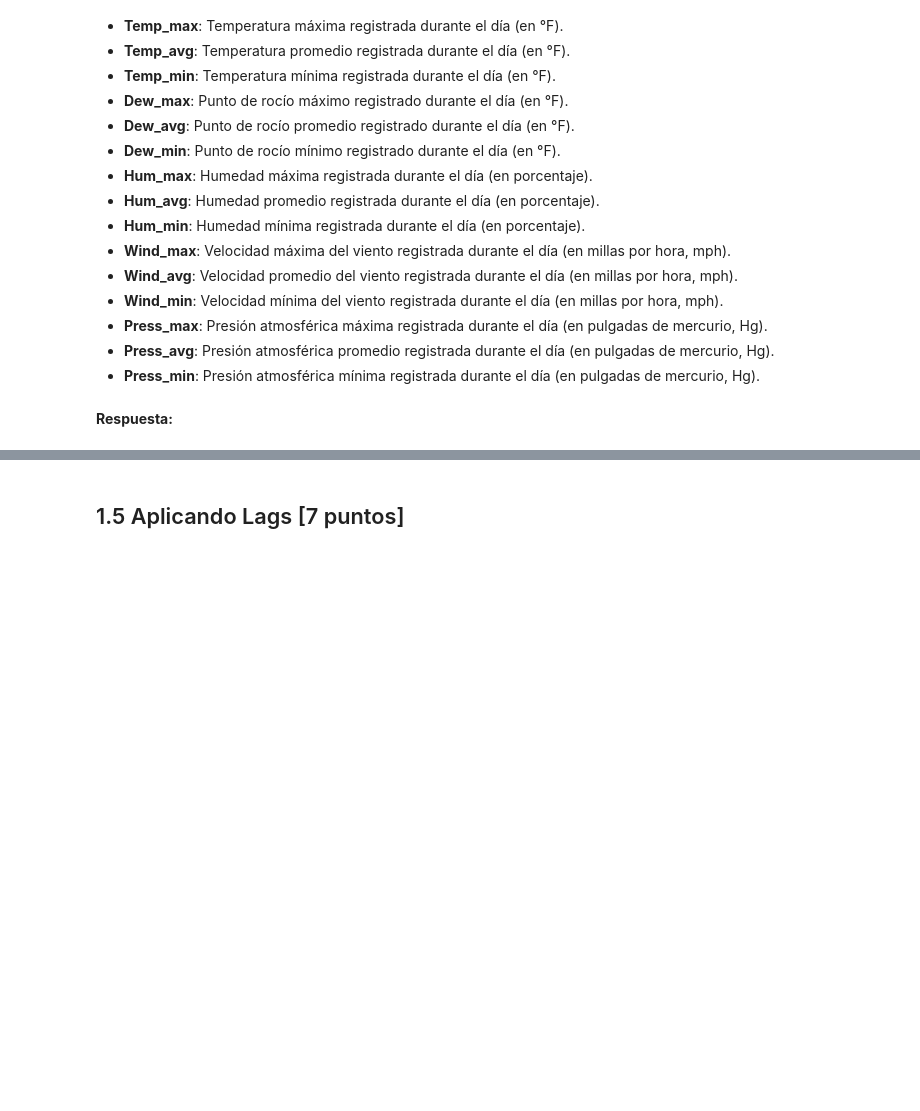
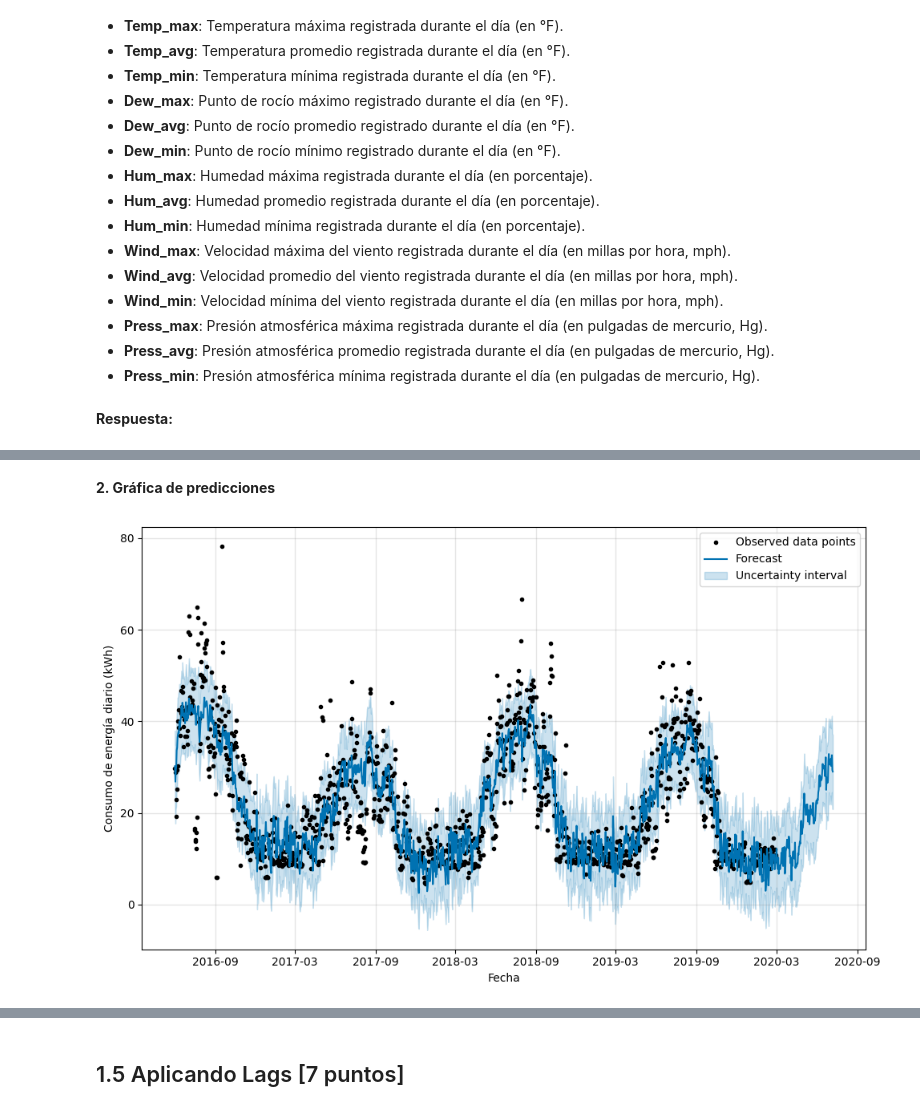
Before and after one commit to ElLuquitas/MDS7202-labs, a Jupyter notebook: lab8/Lab_8_Enunciado.ipynb, the cells around one changed output, grey strips where cells are left out. Cells and saved outputs as stored; diff of their text form; code cells hidden in the pictures; blank space fills up the shorter version.

```diff
--- a/lab8/Lab_8_Enunciado.ipynb
+++ b/lab8/Lab_8_Enunciado.ipynb
@@ -556,0 +572,16 @@ Los datos del dataset de Frink son los siguientes:
+# %%
+# Separación en dos datasets según train o test
+train = df[df['set'] == 'Train'].copy()
+test = df[df['set'] == 'Test'].copy()
+
+# Datos de entrenamiento
+X_train_prophet = train.drop(columns = ['set'])
+X_train_prophet.rename(columns = {'date': 'ds', 'Energy_kWh': 'y'}, inplace = True)
+y_train_prophet = train['Energy_kWh'].copy()
+
+# Datos de testeo
+X_test_prophet = test.drop(columns = ['set'])
+X_test_prophet.rename(columns = {'date': 'ds', 'Energy_kWh': 'y'}, inplace = True)
+X_test_prophet.reset_index(drop=True, inplace=True)
+y_test_prophet = test['Energy_kWh'].copy()
+y_test_prophet.reset_index(drop=True, inplace=True)
@@ -556,0 +590,21 @@ Los datos del dataset de Frink son los siguientes:
+# %%
+model = Prophet()
+
+# Agregar todos los regresores nuevos
+regressors = ['Temp_max', 'Temp_avg', 'Temp_min', 'Dew_max', 'Dew_avg', 'Dew_min', 'Hum_max', 'Hum_avg', 'Hum_min', 'Wind_max', 'Wind_avg', 'Wind_min', 'Press_max', 'Press_avg', 'Press_min']
+for regressor in regressors:
+    model.add_regressor(regressor)
+
+model.fit(X_train_prophet)
+
+train_pred = model.predict(X_train_prophet)
+y_train_pred = train_pred['yhat']
+test_pred = model.predict(X_test_prophet)
+y_test_pred = test_pred['yhat']
+
+total_pred = pd.concat([train_pred, test_pred])
+y_pred = pd.concat([y_train_pred, y_test_pred])
+
+# reset index
+total_pred.reset_index(drop = True, inplace = True)
+y_pred.reset_index(drop = True, inplace = True)
@@ -556,0 +614,10 @@ Los datos del dataset de Frink son los siguientes:
+# %% [markdown]
+**2. Gráfica de predicciones**
+# %%
+# Predicciones hechas por el modelo
+fig1 = model.plot(total_pred,
+                  xlabel='Fecha',
+                  ylabel='Consumo de energía diario (kWh)',
+                  include_legend=True)
+# %% [output]
+[figure, added]
```
Also changed, not shown: parts of 13 cells of this notebook.
